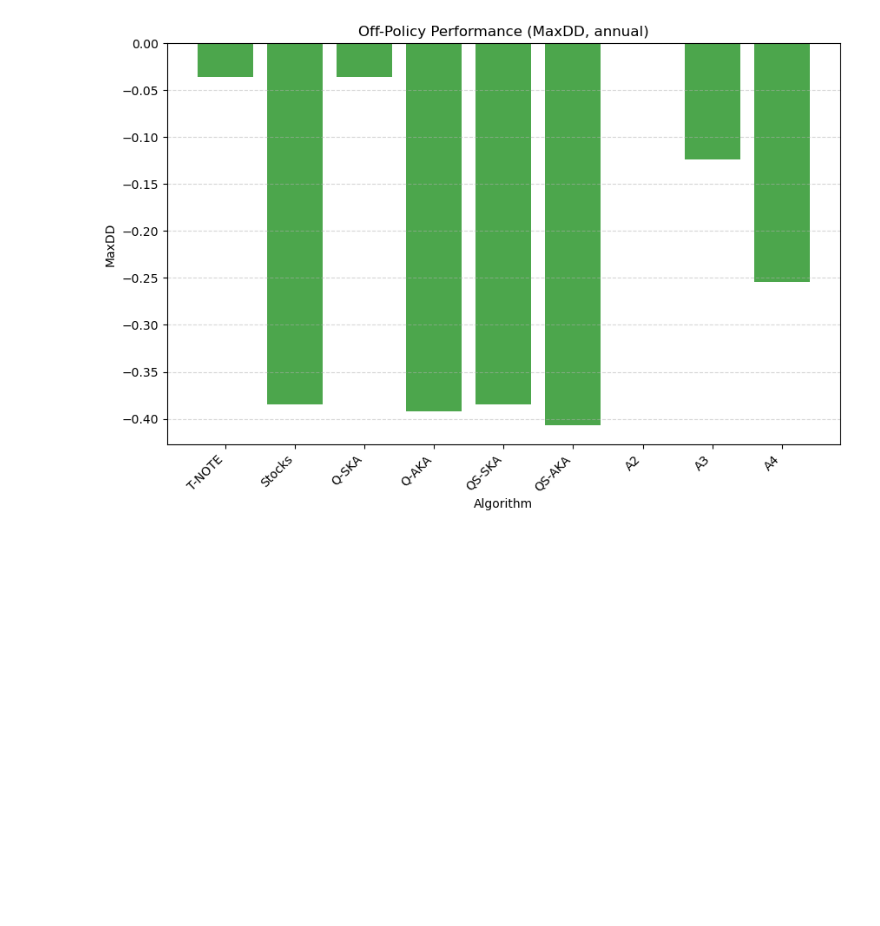
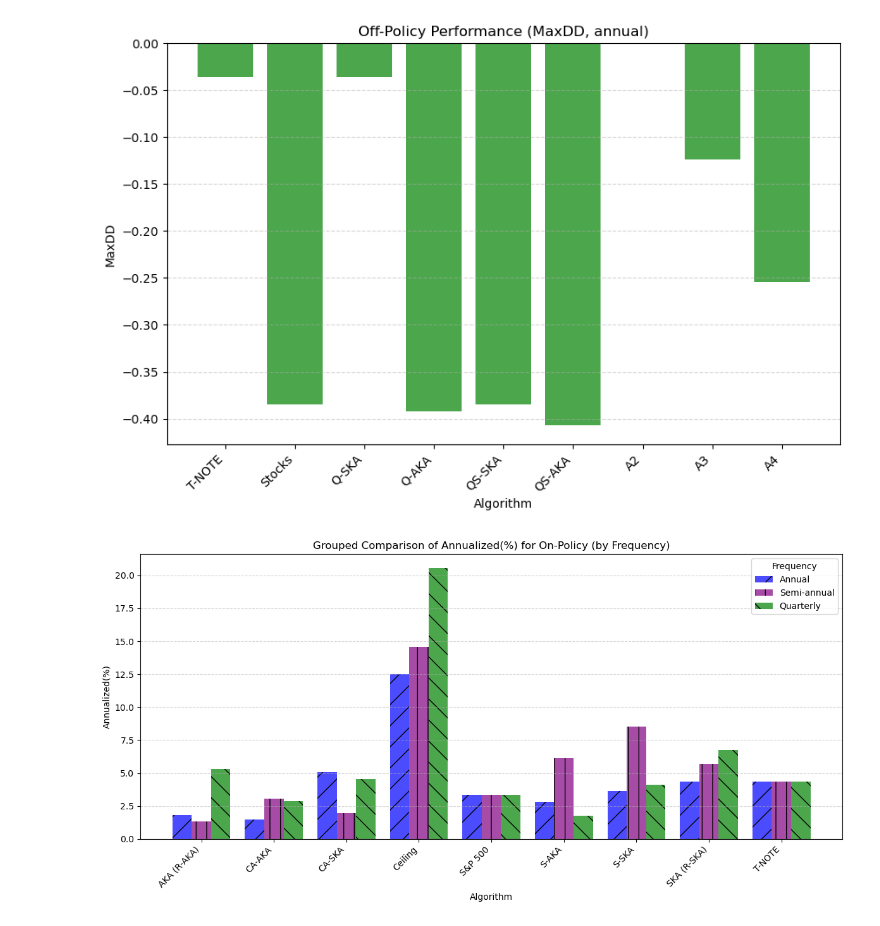
Before and after one commit to FlyingParachute/MathFin_RL, a Jupyter notebook: notebook/RL_FinalProject-0318.ipynb, the cells around one changed output. Cells and saved outputs as stored; diff of their text form; code cells hidden in the pictures; blank space fills up the shorter version.

```diff
--- a/notebook/RL_FinalProject-0318.ipynb
+++ b/notebook/RL_FinalProject-0318.ipynb
@@ -994,3 +994,103 @@ plot_bar_chart("fig8_9_annual.csv", "MaxDD", "annual")
 [figure]
 [figure]
 [figure]
+# %%
+import pandas as pd
+import matplotlib.pyplot as plt
+import numpy as np
+
+def plot_grouped_metric(csv_files, metric, fig_type):
+    """
+    Plots a grouped bar chart for a specified performance metric across
+    different frequencies for a given figure type.
+
+    Parameters:
+    - csv_files: dict mapping frequency to CSV file path.
+    - metric: performance metric to plot (e.g., 'Annualized(%)', 'Sharpe', 'MaxDrawDown').
+    - fig_type: "Fig.8" for On-Policy, "Fig.9" for Off-Policy.
+
+    Generates a grouped bar chart where:
+    - x-axis: Algorithms
+    - y-axis: Metric values
+    - Bars represent different frequencies (Annual, Semi-Annual, Quarterly).
+    """
+    # Dictionary to hold data for each frequency
+    data_dict = {}
+    for freq, file_path in csv_files.items():
+        df = pd.read_csv(file_path)
+        # Filter rows by figure type
+        df_filtered = df[df["Figure"] == fig_type].copy()
+        # Convert metric values to float; for MaxDrawDown, remove '%' if needed.
+        if metric == 'MaxDD':
+            df_filtered[metric] = df_filtered[metric].str.rstrip('%').astype(float) / 100
+        else:
+            df_filtered[metric] = df_filtered[metric].astype(float)
+        # Rename the metric column to include frequency for later merging
+        df_filtered = df_filtered[['Algorithm', metric]].rename(columns={metric: f"{metric}_{freq}"})
+        data_dict[freq] = df_filtered
+
+    # Find the common algorithms across all frequencies
+    common_algorithms = set.intersection(*(set(df['Algorithm']) for df in data_dict.values()))
+    if not common_algorithms:
+        raise ValueError("No common algorithms found across frequencies. Check data consistency.")
+    common_algorithms = sorted(common_algorithms)  # Ensure a consistent order
+
+    # Merge data from all frequencies on 'Algorithm'
+    merged_df = None
+    for freq, df in data_dict.items():
+        df_common = df[df['Algorithm'].isin(common_algorithms)]
+        if merged_df is None:
+            merged_df = df_common
+        else:
+            merged_df = pd.merge(merged_df, df_common, on="Algorithm", how="outer")
+
+    # Define the order of frequencies (Semi-Annual before Quarterly)
+    ordered_freqs = ['annual', 'semi-annual', 'quarterly']
+
+    # Create grouped bar chart
+    x = np.arange(len(common_algorithms))  # X locations for groups
+    num_freq = len(ordered_freqs)
+    width = 0.8 / num_freq  # total group width is 0.8
+
+    fig, ax = plt.subplots(figsize=(12, 6))
+    # Define colors and hatch patterns for each frequency
+    colors = {'annual': 'blue', 'semi-annual': 'purple', 'quarterly': 'green'}
+    hatches = {'annual': '/', 'semi-annual': '|', 'quarterly': '\\'}
+
+    # Plot a bar for each frequency
+    for i, freq in enumerate(ordered_freqs):
+        col_name = f"{metric}_{freq}"
+        values = merged_df.set_index("Algorithm").loc[common_algorithms][col_name].values
+        if len(values) != len(x):
+            raise ValueError(f"Length mismatch for frequency '{freq}': expected {len(x)}, got {len(values)}")
+        ax.bar(x + i * width, values, width, label=f"{freq.capitalize()}",
+               color=colors.get(freq, None), hatch=hatches.get(freq, None), alpha=0.7)
+
+    # Update title to show "On-Policy" or "Off-Policy"
+    policy_label = "On-Policy" if fig_type == "Fig.8" else "Off-Policy"
+    ax.set_xlabel("Algorithm")
+    ax.set_ylabel(metric)
+    ax.set_title(f"Grouped Comparison of {metric} for {policy_label} (by Frequency)")
+    ax.set_xticks(x + width * (num_freq - 1) / 2)
+    ax.set_xticklabels(common_algorithms, rotation=45, ha="right")
+    ax.legend(title="Frequency")
+    ax.grid(axis='y', linestyle="--", alpha=0.5)
+    plt.tight_layout()
+    plt.show()
+
+# Load CSV files
+csv_files = {
+    'annual': 'fig8_9_annual.csv',
+    'semi-annual': 'fig8_9_semi_annual.csv',  # Swapped position
+    'quarterly': 'fig8_9_quarterly.csv'
+}
+
+# Automatically plot all six charts
+metrics = ["Annualized(%)", "Sharpe", "MaxDD"]
+fig_types = ["Fig.8", "Fig.9"]
+
+for fig_type in fig_types:
+    for metric in metrics:
+        plot_grouped_metric(csv_files, metric, fig_type)
+# %% [output]
+[figure, added]
```
Also changed, not shown: parts of 1 cell of this notebook.
